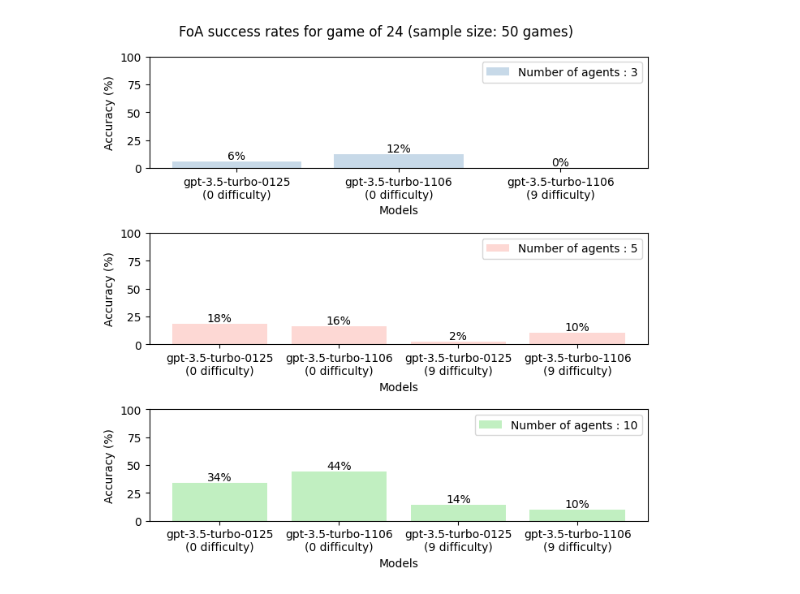
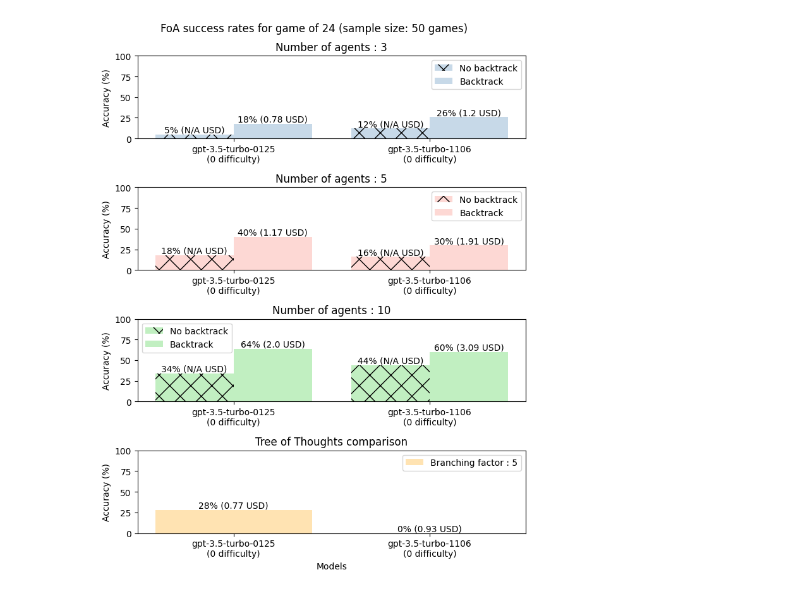
Before and after one commit to au-clan/FoA, a Jupyter notebook: notebooks/analysis.ipynb, the cells around one changed output. Drawn from its saved outputs; the diff is of its cells as text; code cells hidden in the pictures.

Commit message:
Solved logs cost bug + Update run and readme for backtrack

```diff
--- a/notebooks/analysis.ipynb
+++ b/notebooks/analysis.ipynb
@@ -6,3 +7,16 @@ import matplotlib.pyplot as plt
 import sys, os
 sys.path.append("..")
 from src.tasks.game24 import Game24
+# %%
+lost_logs  = \
+{
+    "num_agents" : [3, 10, 5, 3, 10, 5],
+    "difficulty" : [0, 0, 0, 0, 0, 0,],
+    "model" : ["gpt-3.5-turbo-0125]\n(0 difficulty)"]*3 + ["gpt-3.5-turbo-1106]\n(0 difficulty)"]*3,
+    "accuracy" : [5, 34, 18, 12, 44, 16],
+    "cost" : [None]*6
+}
+
+df_lost = pd.DataFrame(lost_logs)
+df_lost["backtrack"] = False
+df_lost
@@ -25,7 +47,7 @@ def get_agents_difficulty_model(file_name):
     else:
         print("Pattern not found in file name:", file_name)
 
-folder_path = '../logs/analysis'
+folder_path = '../logs_recent/analysis'
 files_in_folder = get_files_in_folder(folder_path)
 files_in_folder = [file for file in files_in_folder if file.endswith(".json")]
 
@@ -42,5 +64,6 @@ df.sort_values(by=["difficulty", "model"], inplace=True)
 df.reset_index(drop=True, inplace=True)
 df["model"] = df.apply(lambda x: x["model"] + "\n(" + str(x["difficulty"])+" difficulty)", axis=1)
 df["accuracy"] = df["accuracy"]*100
+df["backtrack"] = True
 display(df)
 # %% [output]
@@ -59,31 +77,75 @@ display(df)
 # %%
 n_agents = [3, 5, 10]
-fig, axes = plt.subplots(len(n_agents), 1, figsize=(7,7))  # 2 rows, 1 column
+fig, axes = plt.subplots(len(n_agents)+1, 1, figsize=(7,9))  # 2 rows, 1 column
 colors = ["steelblue", "salmon", "limegreen"]
+width = 0.4
 
 for j, n in enumerate(n_agents):
-    temp = df[df.num_agents == n]
+
+    #####
+    temp = df_lost[df_lost.num_agents == n]
     accuracies = temp.accuracy.tolist()
     models = temp.model.tolist()
+    x_ticks= np.arange(len(models))
     costs = temp.cost.tolist()
     agents  = temp.num_agents.tolist()
 
     # Plotting accuracies
     color = colors[j]
-    axes[j].set_xlabel('Models')
+    #axes[j].set_xlabel('Models')
     axes[j].set_ylabel('Accuracy (%)')
-    bars = axes[j].bar(models, accuracies, color=color, alpha=0.3, label=f"Number of agents : {n}")
+    bars = axes[j].bar(x=x_ticks-0.2, height=accuracies, color=color, alpha=0.3, label=f"No backtrack", width=width, hatch="x")
+    axes[j].set_xticks(x_ticks, models)
     axes[j].tick_params(axis='y')
     axes[j].set_ylim(0, 100)
     axes[j].legend()
 
-    for bar, acc in zip(bars, accuracies):
-        axes[j].text(bar.get_x() + bar.get_width() / 2, bar.get_height(), f'{acc:.0f}%',
+    for bar, acc, cost in zip(bars, accuracies, costs):
+        axes[j].text(bar.get_x() + bar.get_width() / 2, bar.get_height(), f'{acc:.0f}% ({"N/A" if not cost else round(cost,2)} USD)',
                      ha='center', va='bottom', color='black')
+
+    ####
+    temp = df[df.num_agents == n]
+    accuracies = temp.accuracy.tolist()
+    models = temp.model.tolist()
+    x_ticks= np.arange(len(models))
+    costs = temp.cost.tolist()
+    agents  = temp.num_agents.tolist()
+
+    # Plotting accuracies
+    color = colors[j]
+    #axes[j].set_xlabel('Models')
+    axes[j].set_ylabel('Accuracy (%)')
+    bars = axes[j].bar(x=x_ticks+0.2, height=accuracies, color=color, alpha=0.3, label=f"Backtrack", width=width)
+    axes[j].set_xticks(x_ticks, models)
+    axes[j].tick_params(axis='y')
+    axes[j].set_ylim(0, 100)
+    axes[j].legend()
+    axes[j].set_title(f"Number of agents : {n}")
+
+    for bar, acc, cost in zip(bars, accuracies, costs):
+        axes[j].text(bar.get_x() + bar.get_width() / 2, bar.get_height(), f'{acc:.0f}% ({"N/A" if not cost else round(cost,2)} USD)',
+                     ha='center', va='bottom', color='black')
+
+axes[3].set_title("Tree of Thoughts comparison")
+axes[3].set_xlabel('Models')
+axes[3].set_ylabel('Accuracy (%)')
+tot_models = ["gpt-3.5-turbo-0125\n(0 difficulty)", "gpt-3.5-turbo-1106\n(0 difficulty)"]
+tot_accuracies = [28, 0]
+tot_costs = [0.77, 0.93]
+bars = axes[3].bar(tot_models, tot_accuracies, color="orange", alpha=0.3, label=f"Branching factor : {5}")
+axes[3].tick_params(axis='y')
+axes[3].set_ylim(0, 100)
+axes[3].legend()
+
+for bar, acc, cost in zip(bars, tot_accuracies, tot_costs):
+        axes[3].text(bar.get_x() + bar.get_width() / 2, bar.get_height(), f'{acc:.0f}% ({"N/A" if not cost else round(cost,2)} USD)',
+                     ha='center', va='bottom', color='black')
+
 
 plt.suptitle("FoA success rates for game of 24 (sample size: 50 games)")
 plt.tight_layout()
-plt.savefig("../pics/accuracies_simple_foa.png", dpi=300)
+plt.savefig("../pics/accuracies_backtrack_foa.png", dpi=300)
 plt.show()
 # %% [output]
-[figure, old version]
+[figure, new version]
```
Also changed, not shown: parts of 3 cells of this notebook, 14 other files.
